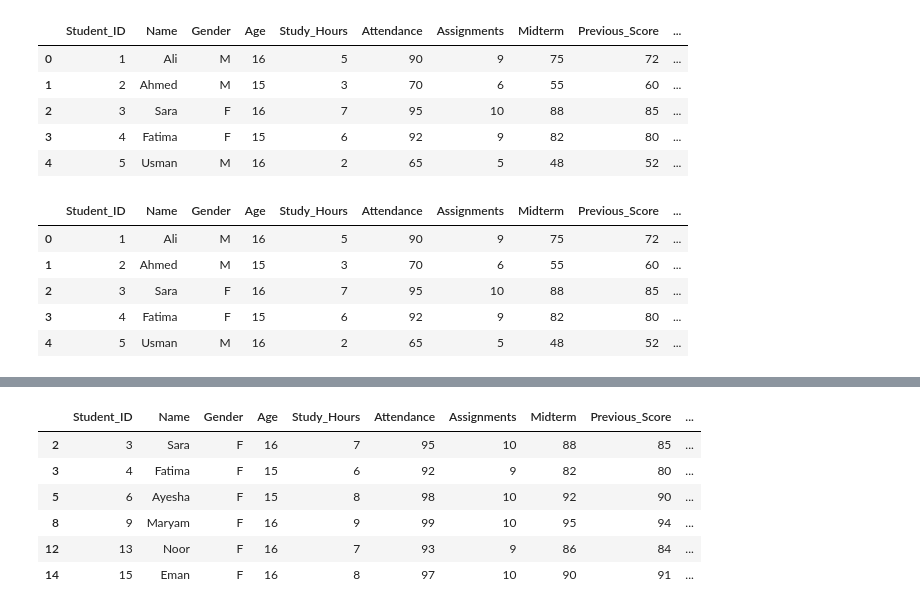
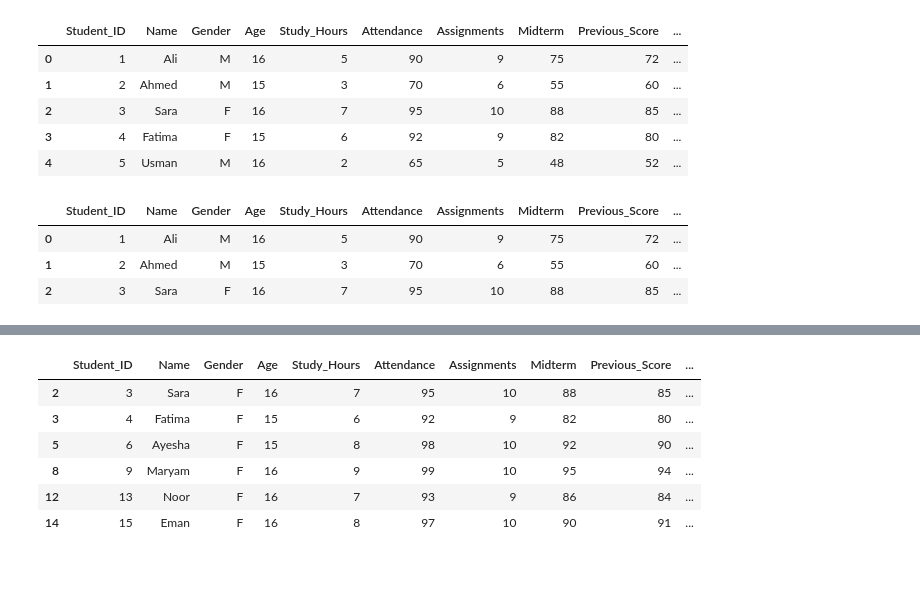
Before and after one commit to mubashair/Student_Exam_Score_Analysis, a Jupyter notebook: notebooks/02_data_cleaning_eda.ipynb, the cells around one changed output, grey strips where cells are left out. Cells and saved outputs as stored; diff of their text form; code cells hidden in the pictures; blank space fills up the shorter version.

```diff
--- a/notebooks/02_data_cleaning_eda.ipynb
+++ b/notebooks/02_data_cleaning_eda.ipynb
@@ -26,14 +28,12 @@ df.head()
 | 4 | 5 | Usman | M | 16 | 2 | 65 | 5 | 48 | 52 | ... |
 # %%
 df["Improvement"] = df["Final"] - df["Previous_Score"]
-df.head()
+df.head(3)
 # %% [output]
 |  | Student_ID | Name | Gender | Age | Study_Hours | Attendance | Assignments | Midterm | Previous_Score | ... |
 | 0 | 1 | Ali | M | 16 | 5 | 90 | 9 | 75 | 72 | ... |
 | 1 | 2 | Ahmed | M | 15 | 3 | 70 | 6 | 55 | 60 | ... |
 | 2 | 3 | Sara | F | 16 | 7 | 95 | 10 | 88 | 85 | ... |
-| 3 | 4 | Fatima | F | 15 | 6 | 92 | 9 | 82 | 80 | ... |
-| 4 | 5 | Usman | M | 16 | 2 | 65 | 5 | 48 | 52 | ... |
 # %%
 def grade_category(score):
     if score >= 90:
```
Also changed, not shown: parts of 25 cells of this notebook, 3 other files.
